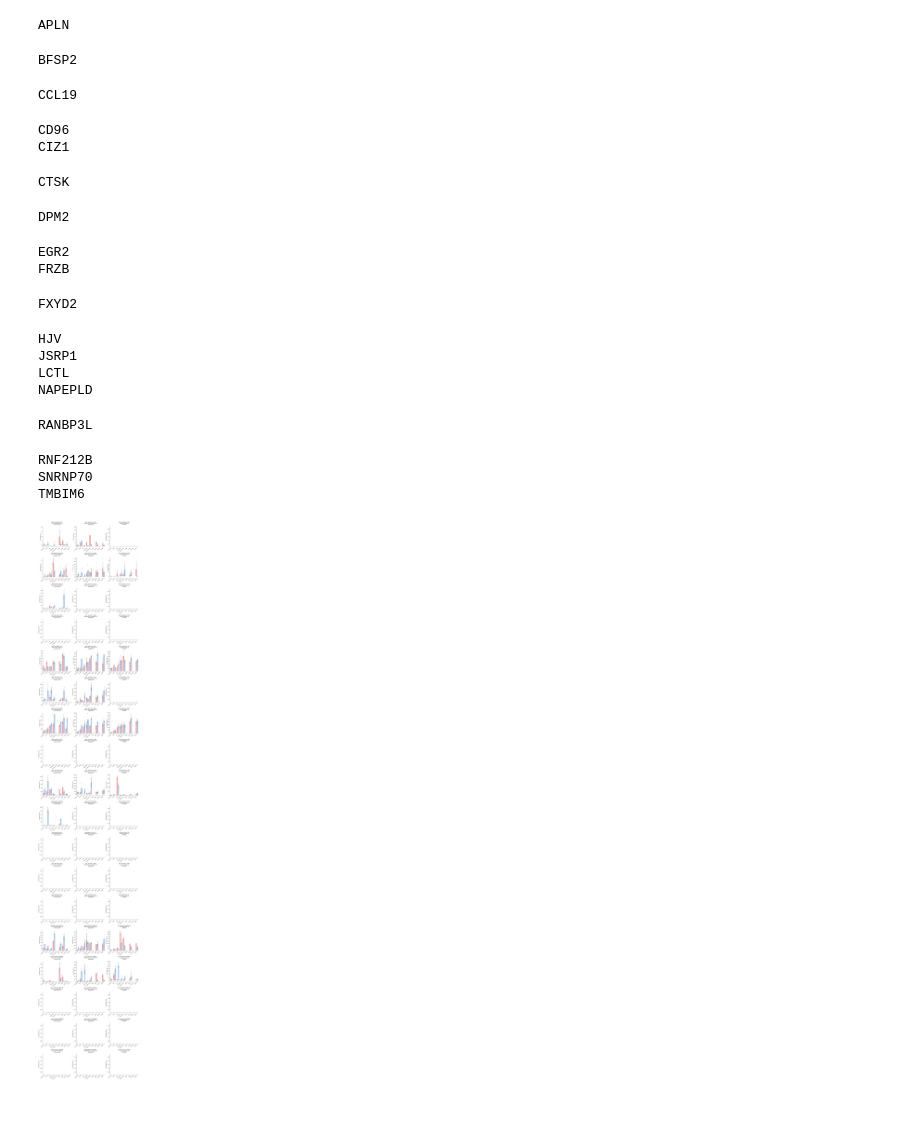
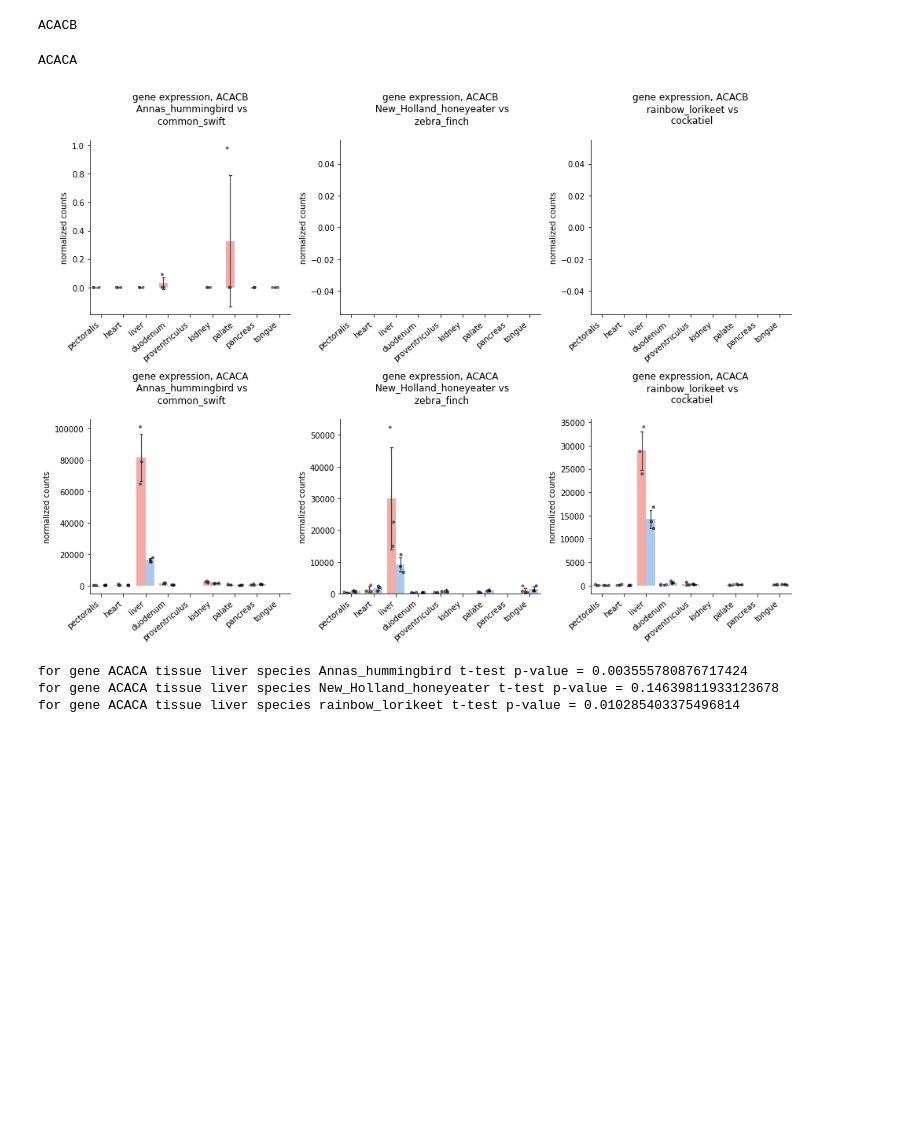
Before and after one commit to osipovarev/Expression_from_counts, a Jupyter notebook: gene_expression_from_table.ipynb, the cells around one changed output. Saved outputs shown, nothing was run; the diff lists cells and outputs as text; code cells hidden in the pictures; blank space fills up the shorter version.

Commit message:
backed up changes from Tue Jul 30 11:43:13 EDT 2024 in the project /Users/osipova/Documents/LabDocs/NectarivoryProject/Expression_from_counts

```diff
--- a/gene_expression_from_table.ipynb
+++ b/gene_expression_from_table.ipynb
@@ -63,8 +63,8 @@ from os.path import exists
 # genes_essent = ['KCNK5', 'KCNK16', 'KCNK17', 'KCNK18']
 
 ## genes in INTRA but not in pairwise or extremes
-with open('intra_extreme_genes.lst', 'r') as inf:
-    genes_essent = inf.read().rstrip().split('\n')
+# with open('intra_extreme_genes.lst', 'r') as inf:
+#     genes_essent = inf.read().rstrip().split('\n')
 
 ## gene to checl for making sense of DESeq2 multifactor
 # genes_essent = ['OBSCN', 'GNL2', 'ACAT1', 'HBBR', 'FOPNL', 'BRAF']
@@ -77,7 +77,7 @@ dir_path = '/Users/osipova/Documents/LabDocs/Bird_transcriptomics/Transcriptome_
 with open('bp_vidua_gene_losses.lst', 'r') as inf:
     genes_essent = inf.read().rstrip().split('\n')
 
-# genes_essent = ['APLN', 'FXYD2']
+genes_essent = ['ACACB', 'ACACA']
 # %%
 ## Plot gene expression by tissue
 # tissues = ['pectoralis', 'heart', 'liver', 'duodenum', 'palate', 'pancreas', 'kidney',
@@ -95,7 +95,7 @@ pairs = [('Annas_hummingbird', 'common_swift'),
 
 
 ## plot
-fig, axes = plt.subplots(N_genes, N, figsize=(2*N_tissues, 5.5*N_genes))
+fig, axes = plt.subplots(N_genes, N, figsize=(1.5*N_tissues, 5*N_genes))
 p = sns.color_palette('pastel', n_colors=4)
 p = [p[3], p[0]]
 sns.set_palette(p)
@@ -116,55 +116,57 @@ for j in range(N_genes):
         df_pair = df_t[df_t['bird'].isin(pairs[i])]
 
         sns.barplot(ax=axi, data=df_pair, x='tissue', y='count', hue='bird', hue_order=pairs[i],
                     order=tissues, errwidth=1.2, capsize=.1, ci='sd')
         sns.stripplot(ax=axi, data=df_pair, x='tissue', y='count', hue='bird', hue_order=pairs[i],
                      order=tissues, color='k', s=4, alpha=0.65, dodge=True , jitter=0.3)
 
         # ax1.set(ylim=(1, 10000))
         # ax2.set(ylim=(1, 10000))
     #     if i == 0:
     #         axi.set(yscale='log')
         axi.set_xticklabels(axi.get_xticklabels(), rotation=40, ha="right")
         axi.legend([],[], frameon=False)
         sns.despine(fig=None, ax=None, left=False, bottom=False, offset=None, trim=False)
         axi.set_title('gene expression, {}\n {}\n'.format(gene, ' vs\n '.join(pairs[i])))
         axi.set_xlabel('')
         axi.set_ylabel('normalized counts')
     #     axi.set(ylim=(0, 10500))
 
         plt.tight_layout()
 # pdf_name = 'A_rank_norm_counts_ALL_tissues.all_pairs.pdf'
 # pdf_name = 'HEX_norm_counts_ALL_tissues.all_pairs.pdf'
 # pdf_name = 't2d_norm_counts_ALL_tissues.all_pairs.pdf'
 # pdf_name = 'heart_genes.norm_counts_ALL_tissues.all_pairs.pdf'
 # pdf_name = 'HEX.norm_counts.12_tissues.all_pairs.pdf'
 # pdf_name = 'rank3-4.norm_counts.ALL_tissues.all_pairs.pdf'
 # pdf_name = 'intra_not_pairwise.norm_counts.pect_liver.all_pairs.pdf'
 # pdf_name = 'two_setups_deseq2_multifactor.pdf'
+# pdf_name = 'bp_vidua_gene_losses.pdf'
+pdf_name = 'ACACA_ACACB.ALL_tissues.all_pairs.pdf'
 
-pdf_name = 'bp_vidua_gene_losses.pdf'
-
-fig.savefig(pdf_name, bbox_inches='tight')
+# fig.savefig(pdf_name, bbox_inches='tight')
 # %% [output]
-APLN
+ACACB
-BFSP2
+ACACA
-CCL19
-CD96
-CIZ1
-CTSK
-DPM2
-EGR2
-FRZB
-FXYD2
-HJV
-JSRP1
-LCTL
-NAPEPLD
-RANBP3L
-RNF212B
-SNRNP70
-TMBIM6
-[figure, old version]
+[figure, new version]
+# %%
+t = 'liver'
+g = 'ACACA'
+for i in range(3):
+    sp1 = pairs[i][0]
+    sp2 = pairs[i][1]
+    df_t = df[df['tissue']==t]
+    df_pair = df_t[df_t['bird'].isin(pairs[i])]
+
+    pval = ttest_ind(df_pair[df_pair['bird']==sp1]['count'], df_pair[df_pair['bird']==sp2]['count'])[1]
+    print('for gene {} tissue {} species {} t-test p-value = {}'.format(g, t, sp1, pval))
+
+
+# df_pair[df_pair['bird']==sp1]['count']
+# %% [output]
+for gene ACACA tissue liver species Annas_hummingbird t-test p-value = 0.003555780876717424
+for gene ACACA tissue liver species New_Holland_honeyeater t-test p-value = 0.14639811933123678
+for gene ACACA tissue liver species rainbow_lorikeet t-test p-value = 0.010285403375496814
 # %% [markdown]
 #
 # %%
```
Also changed, not shown: parts of 1 cell of this notebook, 1 other file.
